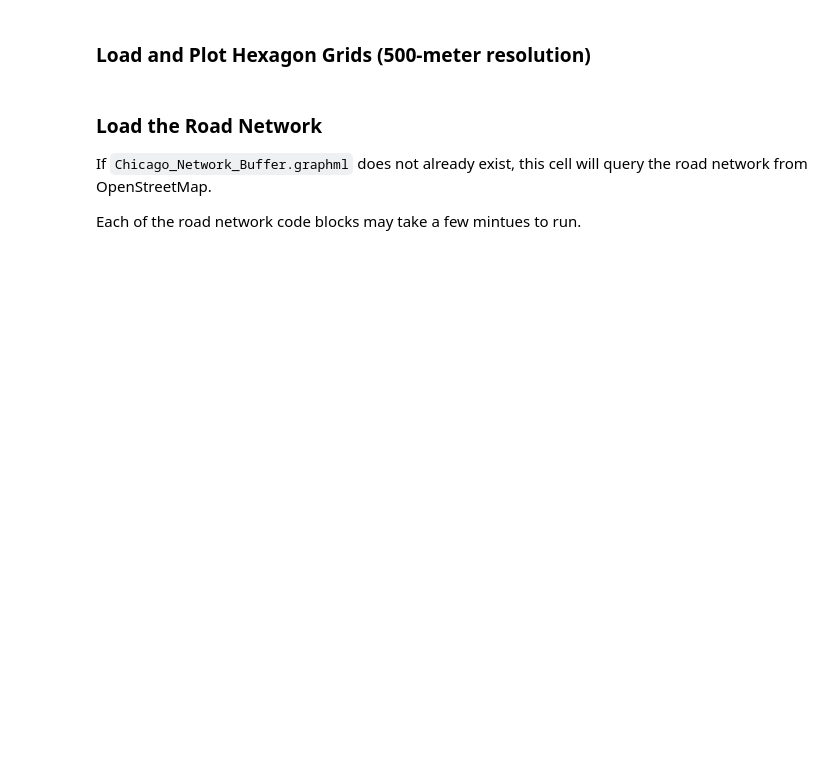
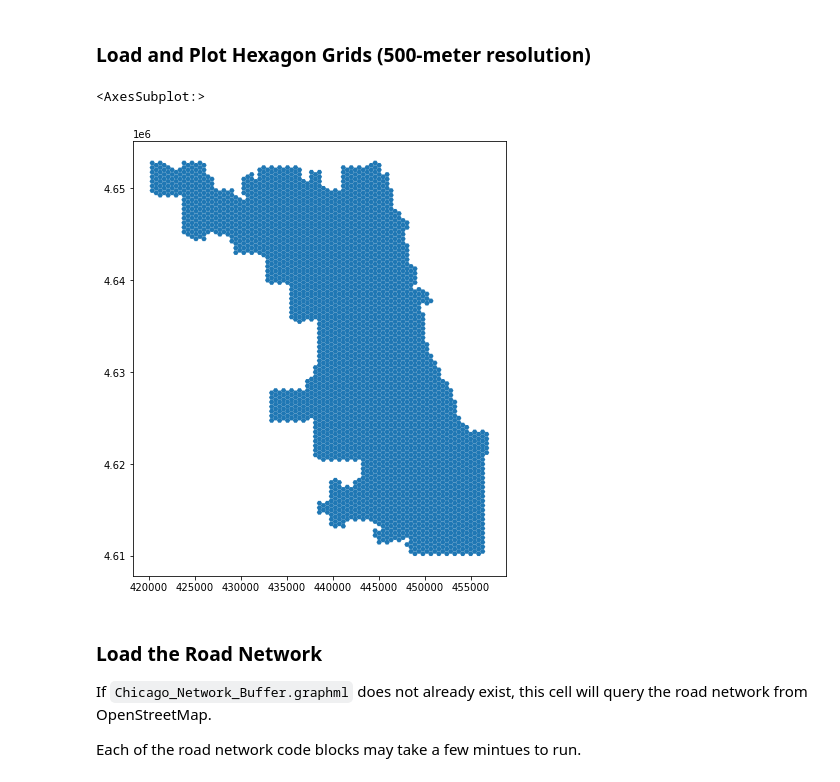
Before and after one commit to benjamincordola/RPr-Kang-2020, a Jupyter notebook: procedure/code/03-COVID-19Acc-Reanalysis.ipynb, the cells around one changed output. Drawn from its saved outputs; the diff is of its cells as text; code cells hidden in the pictures; blank space fills up the shorter version.

```diff
--- a/procedure/code/03-COVID-19Acc-Reanalysis.ipynb
+++ b/procedure/code/03-COVID-19Acc-Reanalysis.ipynb
@@ -146,7 +144,10 @@ m
 # %%
 # Read in and plot grid file for Chicago
 grid_file = gpd.read_file('./data/raw/public/GridFile/Chicago_Grid.shp')
-# grid_file.plot(figsize=(8,8))
+grid_file.plot(figsize=(8,8))
+# %% [output]
+<AxesSubplot:>
+[figure, added]
 # %% [markdown]
 ### Load the Road Network
 
```
Also changed, not shown: parts of 37 cells of this notebook.
